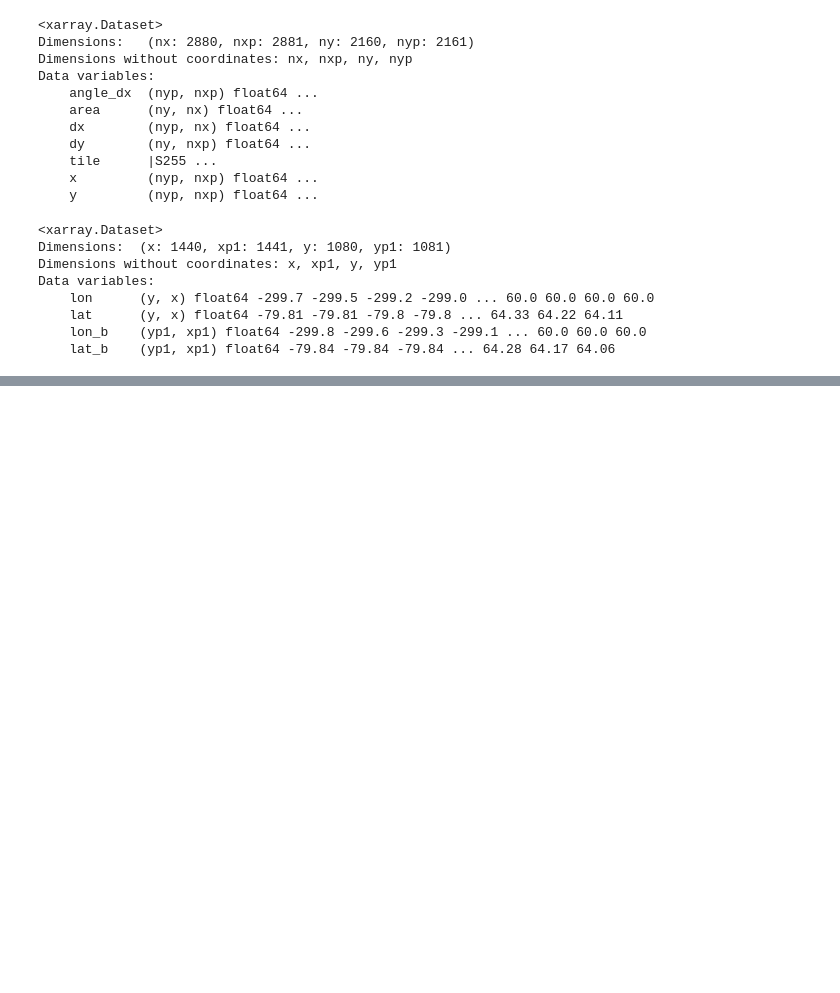
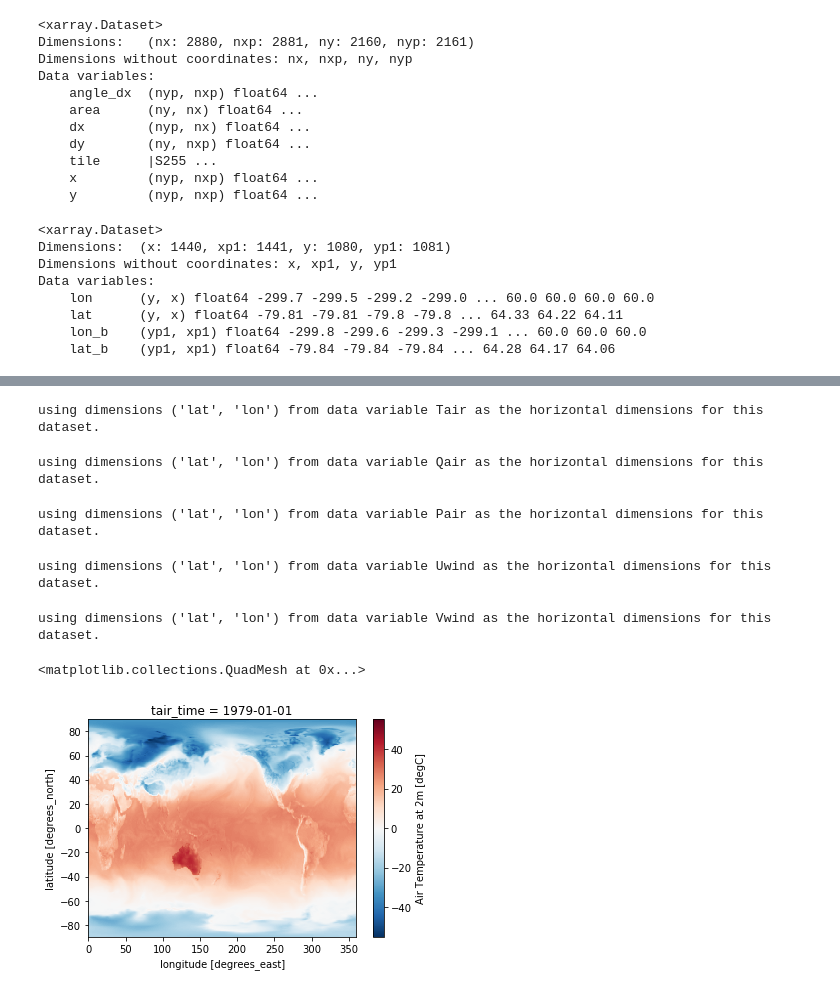
Before and after one commit to raphaeldussin/dev_forcings, a Jupyter notebook: precip_erainterim_correction_gpcp/Regrid_to_OM4p25.ipynb, the cells around one changed output, grey strips where cells are left out. Saved outputs shown, nothing was run; the diff lists cells and outputs as text; code cells hidden in the pictures; blank space fills up the shorter version.

```diff
--- a/precip_erainterim_correction_gpcp/Regrid_to_OM4p25.ipynb
+++ b/precip_erainterim_correction_gpcp/Regrid_to_OM4p25.ipynb
@@ -85,0 +174,42 @@ Create weight file: conservative_256x512_1080x1440.nc
+# %%
+tair = xr.open_mfdataset(f'{erainterim_indir}/t2_ERAinterim_*_ROMS.nc', combine='by_coords')
+tair_expanded = expand_time_serie(tair, 'tair_time')
+tair_expanded['Tair'] = tair_expanded['Tair'] + 273.15
+for year in range(firstyear,lastyear+1):
+    interp_and_save_year(tair_expanded,'Tair','tair_time', year, erainterim_outdir, method='patch')
+# %% [output]
+using dimensions ('lat', 'lon') from data variable Tair as the horizontal dimensions for this dataset.
+# %%
+qair = xr.open_mfdataset(f'{erainterim_indir}/q2_ERAinterim_*_ROMS.nc', combine='by_coords')
+qair_expanded = expand_time_serie(qair, 'qair_time')
+for year in range(firstyear,lastyear+1):
+    interp_and_save_year(q
+                         air_expanded,'Qair','qair_time', year, erainterim_outdir, method='patch')
+# %% [output]
+using dimensions ('lat', 'lon') from data variable Qair as the horizontal dimensions for this dataset.
+# %%
+pair = xr.open_mfdataset(f'{erainterim_indir}/msl_ERAinterim_*_ROMS.nc', combine='by_coords')
+pair_expanded = expand_time_serie(pair, 'pair_time')
+for year in range(firstyear,lastyear+1):
+    interp_and_save_year(pair_expanded,'Pair','pair_time', year, erainterim_outdir, method='patch')
+# %% [output]
+using dimensions ('lat', 'lon') from data variable Pair as the horizontal dimensions for this dataset.
+# %%
+uwind = xr.open_mfdataset(f'{erainterim_indir}/u10_ERAinterim_*_ROMS.nc', combine='by_coords')
+uwind_expanded = expand_time_serie(uwind, 'wind_time')
+for year in range(firstyear,lastyear+1):
+    interp_and_save_year(uwind_expanded,'Uwind','wind_time', year, erainterim_outdir, method='patch')
+# %% [output]
+using dimensions ('lat', 'lon') from data variable Uwind as the horizontal dimensions for this dataset.
+# %%
+vwind = xr.open_mfdataset(f'{erainterim_indir}/v10_ERAinterim_*_ROMS.nc', combine='by_coords')
+vwind_expanded = expand_time_serie(vwind, 'wind_time')
+for year in range(firstyear,lastyear+1):
+    interp_and_save_year(vwind_expanded,'Vwind','wind_time', year, erainterim_outdir, method='patch')
+# %% [output]
+using dimensions ('lat', 'lon') from data variable Vwind as the horizontal dimensions for this dataset.
+# %%
+tair['Tair'].isel(tair_time=0).plot()
+# %% [output]
+<matplotlib.collections.QuadMesh at 0x...>
+[figure, added]
```
Also changed, not shown: parts of 15 cells of this notebook.
